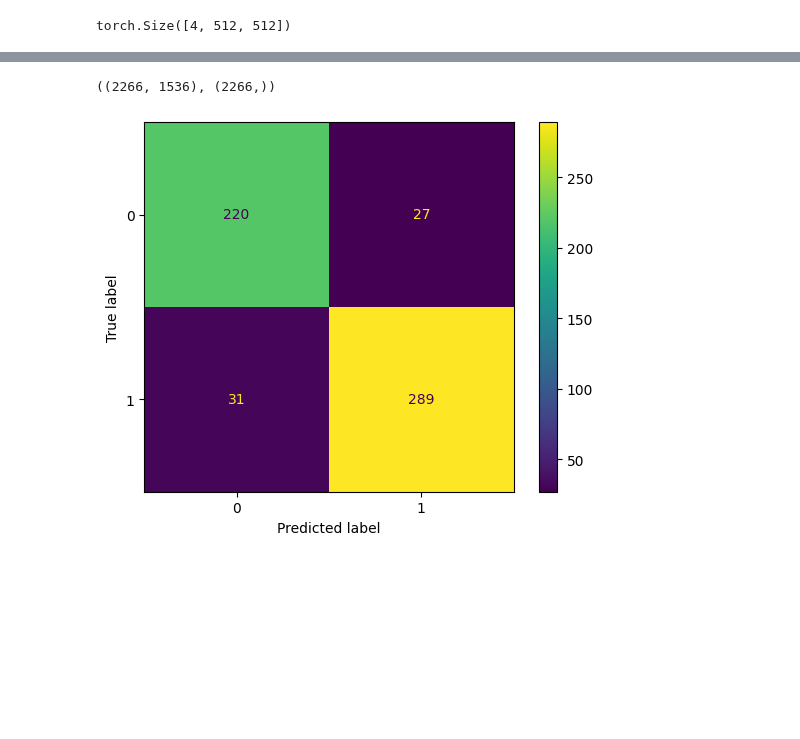
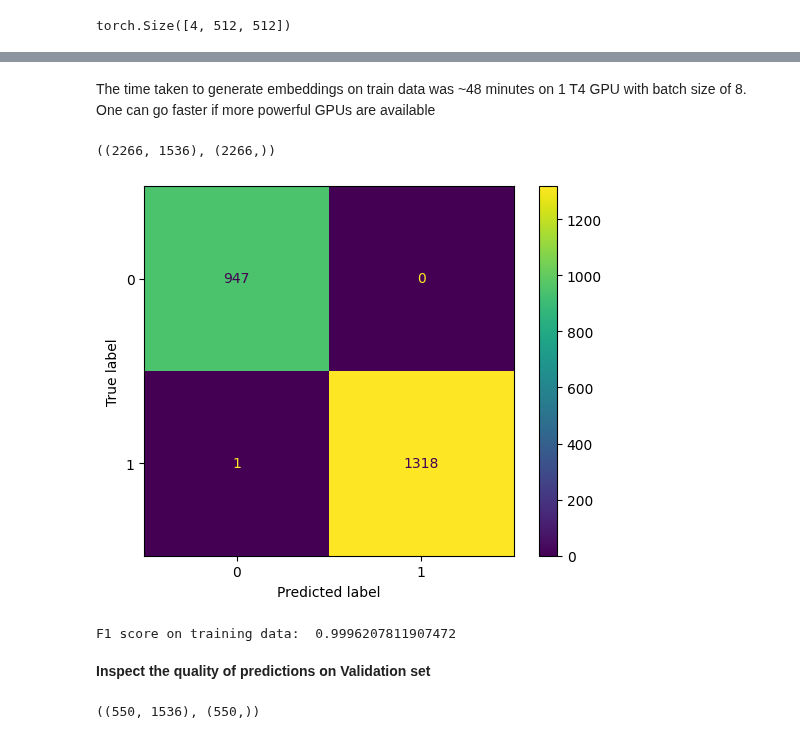
Before and after one commit to Clay-foundation/model, a Jupyter notebook: docs/tutorials/Earthquake-preds-Clay.ipynb, the cells around one changed output, grey strips where cells are left out. Cells and saved outputs as stored; diff of their text form; code cells hidden in the pictures; blank space fills up the shorter version.

Commit message:
Made changes to the Earthquake prediction
Updated notebook on Earthquake prediction

```diff
--- a/docs/tutorials/Earthquake-preds-Clay.ipynb
+++ b/docs/tutorials/Earthquake-preds-Clay.ipynb
@@ -158,0 +226,2 @@ np.save("train_label.npy", np.concatenate(target))
+# %% [markdown]
+The time taken to generate embeddings on train data was ~48 minutes on 1 T4 GPU with batch size of 8. One can go faster if more powerful GPUs are available
@@ -159,30 +232,42 @@ np.save("train_label.npy", np.concatenate(target))
 # %%
-# Load the saved embeddings and ground truth (labels)
+#Load the saved embeddings and ground truth (labels)
 
-X = np.load("train_emb.npy")
-y = np.load("train_label.npy")
+train_fea= np.load("train_emb.npy")
+train_label = np.load("train_label.npy")
 
-(
-    X.shape,
-    y.shape,
-)  # Check dimensions. The embeddings have a size of 768. Since we have pre-event and post-event image and we concatenate the embeddings so the dimension is 768 x 2
+train_fea.shape,train_label.shape
 # %% [output]
 ((2266, 1536), (2266,))
 # %%
-# Train a RandomForestClassifier on the embeddings
+#Train a RandomForestClassifier on the embeddings
 
-X_train, X_test, y_train, y_test = train_test_split(
-    X, y, random_state=42
-)  # Split the data into two parts - one for training and other for validation
+clf = xgb.XGBClassifier() #Instantiate a RandomForestClassifier
+clf.fit(train_fea, train_label) #Train on embeddings
 
-clf = RandomForestClassifier()  # Instantiate a RandomForestClassifier
-clf.fit(X_train, y_train)  # Train on embeddings
-predictions = clf.predict(X_test)  # Generate predictions
+train_predictions = clf.predict(train_fea) #Generate predictions on training set
 
-# Confusion matrix
-cm = confusion_matrix(y_test, predictions, labels=clf.classes_)
-disp = ConfusionMatrixDisplay(confusion_matrix=cm, display_labels=clf.classes_)
+#Confusion matrix
+cm = confusion_matrix(train_label, train_predictions, labels=clf.classes_)
+disp = ConfusionMatrixDisplay(confusion_matrix=cm,display_labels=clf.classes_)
 disp.plot()
 plt.show()
 # %% [output]
-[figure, old version]
+[figure, new version]
+# %%
+#check F1-score which is the metric for the competition which uses this data - "ECML-PKDD 2024 - SMAC: Seismic Monitoring and Analysis Challenge" https://www.codabench.org/competitions/2222/#/pages-tab had F1-score upward of 0.908 with training Deep Learning Models
+trn_score = f1_score(train_label,train_predictions)
+
+print("F1 score on training data: ",trn_score)
+# %% [output]
+F1 score on training data:  0.9996207811907472
+# %% [markdown]
+**Inspect the quality of predictions on Validation set**
+# %%
+#Load the saved embeddings and ground truth (labels)
+
+val_fea= np.load("val_emb.npy")
+val_label = np.load("val_label.npy")
+
+val_fea.shape,val_label.shape
+# %% [output]
+((550, 1536), (550,))
```
Also changed, not shown: parts of 27 cells of this notebook.
